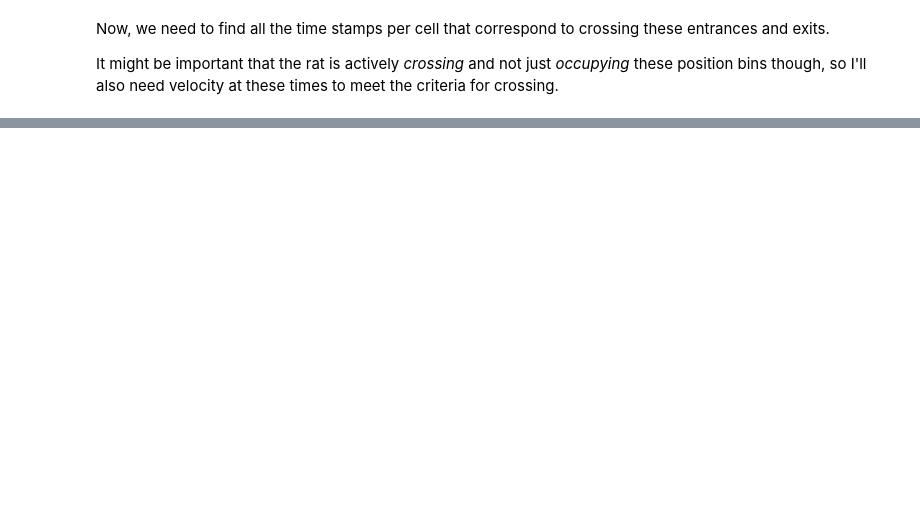
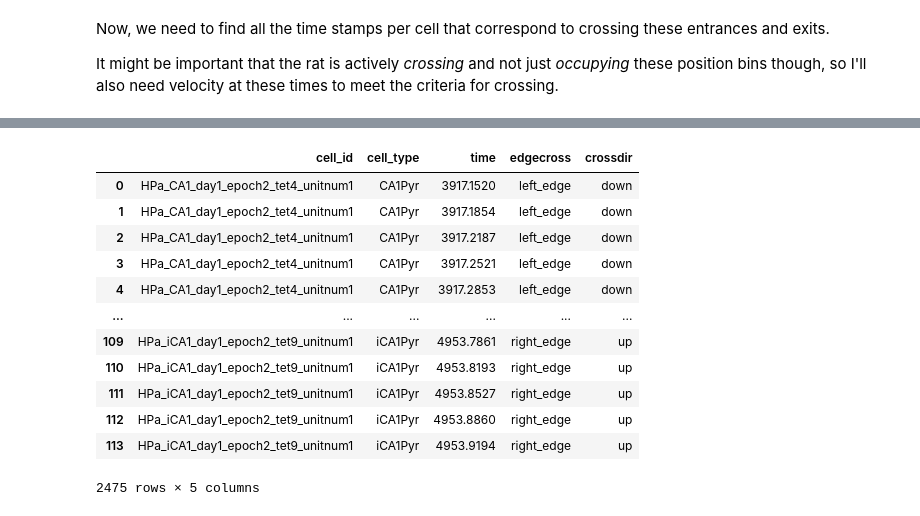
Before and after one commit to pdrivier/phase_precession, a Jupyter notebook: place_fields.ipynb, the cells around one changed output, grey strips where cells are left out. Saved outputs shown, nothing was run; the diff lists cells and outputs as text; code cells hidden in the pictures; blank space fills up the shorter version.

Commit message:
new way to find fields and edges

```diff
--- a/place_fields.ipynb
+++ b/place_fields.ipynb
@@ -594,0 +503,16 @@ subcell[subcell['crossdir'] == 'up']
+# %%
+times_df
+# %% [output]
+|  | cell_id | cell_type | time | edgecross | crossdir |
+| 0 | HPa_CA1_day1_epoch2_tet4_unitnum1 | CA1Pyr | 3917.1520 | left_edge | down |
+| 1 | HPa_CA1_day1_epoch2_tet4_unitnum1 | CA1Pyr | 3917.1854 | left_edge | down |
+| 2 | HPa_CA1_day1_epoch2_tet4_unitnum1 | CA1Pyr | 3917.2187 | left_edge | down |
+| 3 | HPa_CA1_day1_epoch2_tet4_unitnum1 | CA1Pyr | 3917.2521 | left_edge | down |
+| 4 | HPa_CA1_day1_epoch2_tet4_unitnum1 | CA1Pyr | 3917.2853 | left_edge | down |
+| ... | ... | ... | ... | ... | ... |
+| 109 | HPa_iCA1_day1_epoch2_tet9_unitnum1 | iCA1Pyr | 4953.7861 | right_edge | up |
+| 110 | HPa_iCA1_day1_epoch2_tet9_unitnum1 | iCA1Pyr | 4953.8193 | right_edge | up |
+| 111 | HPa_iCA1_day1_epoch2_tet9_unitnum1 | iCA1Pyr | 4953.8527 | right_edge | up |
+| 112 | HPa_iCA1_day1_epoch2_tet9_unitnum1 | iCA1Pyr | 4953.8860 | right_edge | up |
+| 113 | HPa_iCA1_day1_epoch2_tet9_unitnum1 | iCA1Pyr | 4953.9194 | right_edge | up |
+2475 rows × 5 columns
```
Also changed, not shown: parts of 39 cells of this notebook.
